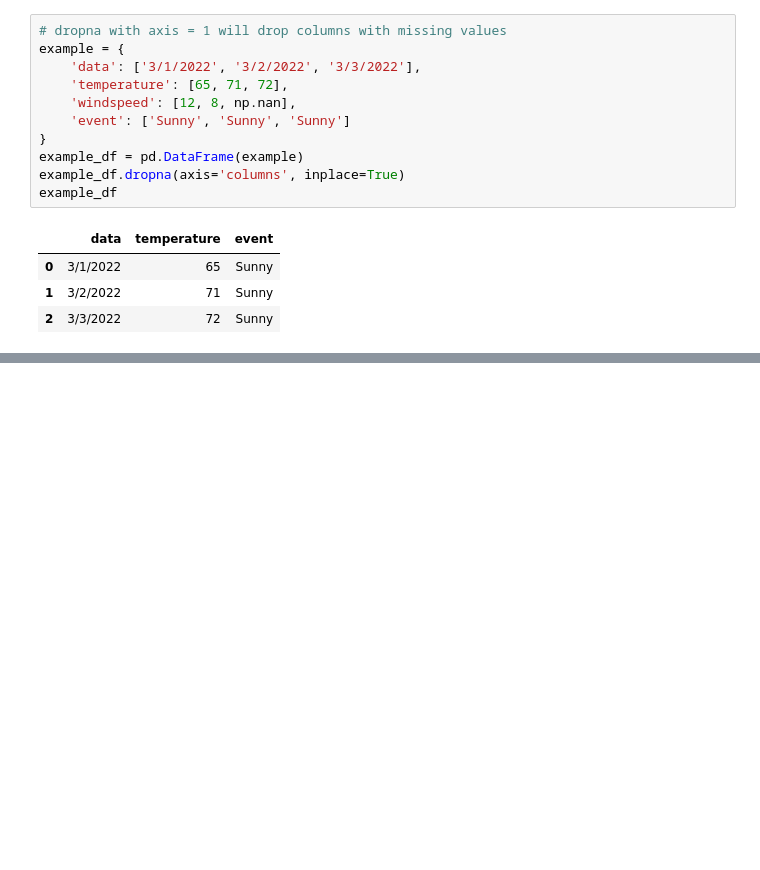
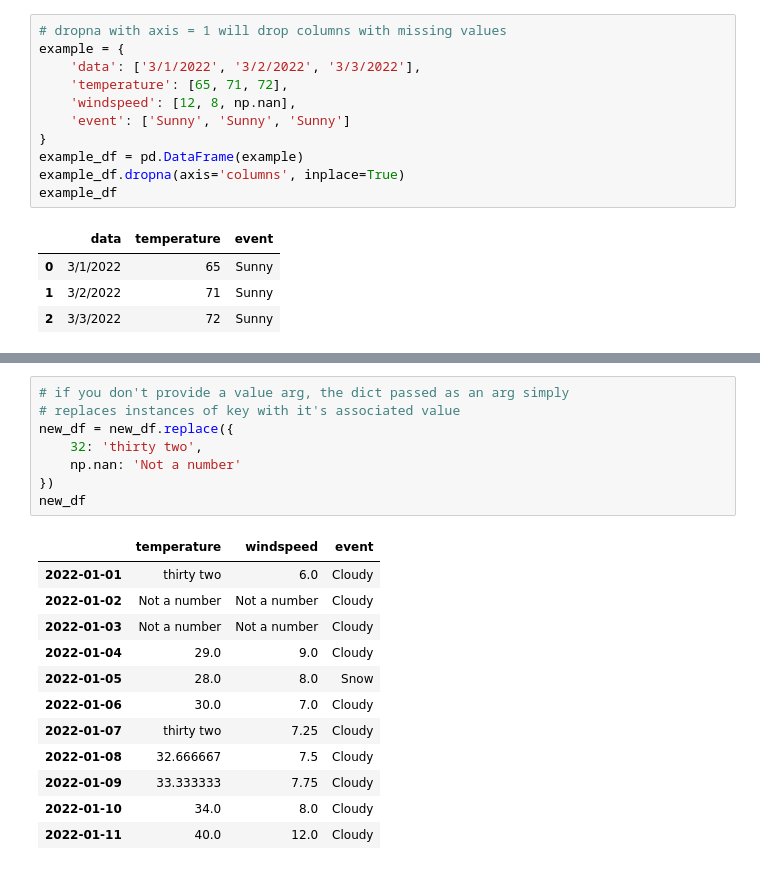
Before and after one commit to shawyanjafari/pandas-refresher, a Jupyter notebook: HandlingMissingData.ipynb, the cells around one changed output, grey strips where cells are left out. Drawn from its saved outputs; the diff is of its cells as text; blank space fills up the shorter version.

```diff
--- a/HandlingMissingData.ipynb
+++ b/HandlingMissingData.ipynb
@@ -107,0 +165,21 @@ example_df
+# %%
+# if you don't provide a value arg, the dict passed as an arg simply
+# replaces instances of key with it's associated value
+new_df = new_df.replace({
+    32: 'thirty two',
+    np.nan: 'Not a number'
+})
+new_df
+# %% [output]
+|  | temperature | windspeed | event |
+| 2022-01-01 | thirty two | 6.0 | Cloudy |
+| 2022-01-02 | Not a number | Not a number | Cloudy |
+| 2022-01-03 | Not a number | Not a number | Cloudy |
+| 2022-01-04 | 29.0 | 9.0 | Cloudy |
+| 2022-01-05 | 28.0 | 8.0 | Snow |
+| 2022-01-06 | 30.0 | 7.0 | Cloudy |
+| 2022-01-07 | thirty two | 7.25 | Cloudy |
+| 2022-01-08 | 32.666667 | 7.5 | Cloudy |
+| 2022-01-09 | 33.333333 | 7.75 | Cloudy |
+| 2022-01-10 | 34.0 | 8.0 | Cloudy |
+| 2022-01-11 | 40.0 | 12.0 | Cloudy |
```
Also changed, not shown: parts of 8 cells of this notebook, 1 other file.
